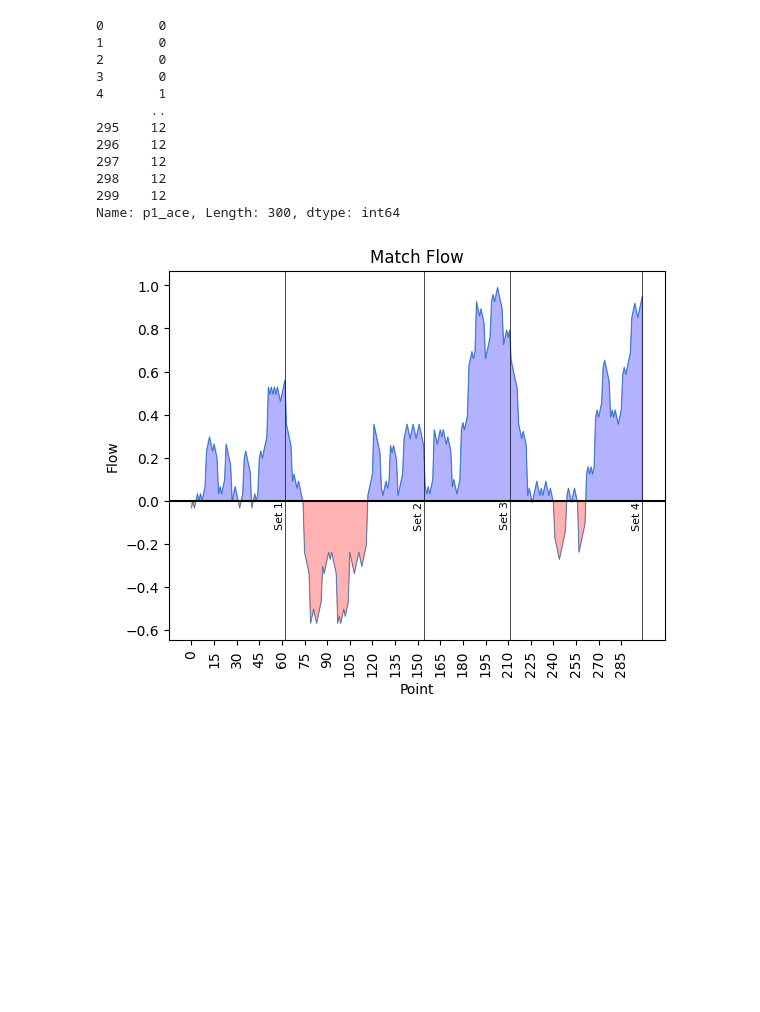
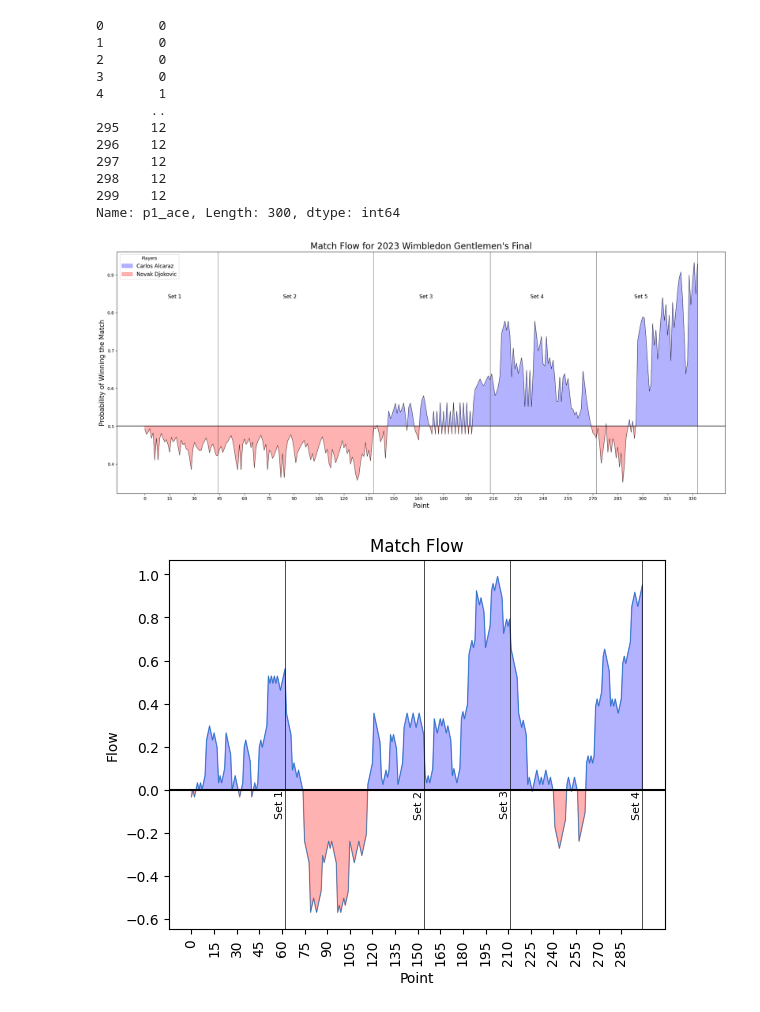
Before and after one commit to yubrajbhandari923/MCMContest, a Jupyter notebook: basic_graphs.ipynb, the cells around one changed output. Drawn from its saved outputs; the diff is of its cells as text; code cells hidden in the pictures; blank space fills up the shorter version.

```diff
--- a/basic_graphs.ipynb
+++ b/basic_graphs.ipynb
@@ -417,8 +418,9 @@ def plot_match_flow(tmp_match_df, coeff=None):
     )
 
     # figure size
-    plt.figure(figsize=(20, 10))
-    sns.lineplot(x=match_df.index, y="p1_flow", data=match_df, linewidth=0.5)
+    plt.figure(figsize=(25, 10))
+    plt.fontsize = 20
+    sns.lineplot(x=(match_df.index - match_df.index[0]), y="p1_flow", data=match_df, linewidth=0.6, color="black")
     # Plot y = 0 line
     plt.axhline(0.5, color="black", linewidth=1.5, linestyle="-")
 
@@ -426,58 +428,70 @@ def plot_match_flow(tmp_match_df, coeff=None):
     sets = divide_by_sets(match_df)
     for i, set in enumerate(sets):
         # draw vertical lines at the beginning of each set
+        center = ((set.index[0] - match_df.index[0]) + (set.index[-1] - match_df.index[0])) / 2
         plt.axvline(
-            set.index[-1],
+            set.index[-1] - match_df.index[0],
             color="black",
             linewidth=0.5,
             linestyle="-",
             label=f"Set {i+1}",
         )
         plt.text(
-            set.index[-1],
-            0,
+            center,
+            0.85, # max value in the axis
             f"Set {i+1}",
-            rotation=90,
+            backgroundcolor="white",
+            rotation=0,
             verticalalignment="top",
             horizontalalignment="right",
-            fontdict={"color": "black", "size": 8},
+            fontdict={"color": "black", "size": 12},
         )
 
     # fill with color blue if p1_flow > 0.5 and red if p1_flow < 0.5
     plt.fill_between(
-        match_df.index,
+        match_df.index - match_df.index[0],
         match_df["p1_flow"],
         0.5,
         where=match_df["p1_flow"] > 0.5,
         interpolate=True,
         color="blue",
         alpha=0.3,
     )
     plt.fill_between(
-        match_df.index,
+        match_df.index - match_df.index[0],
         match_df["p1_flow"],
         0.5,
         where=match_df["p1_flow"] < 0.5,
         interpolate=True,
         color="red",
         alpha=0.3,
     )
     # sns.lineplot(x=match_df.index, y="p2_flow", data=match_df, label="Player 2")
-    plt.title("Match Flow")
-    plt.xlabel("Point")
-    plt.ylabel("Flow")
-    plt.xticks(np.arange(match_df.index[0], match_df.index[-1], 15), rotation=90)
+    plt.title("Match Flow for 2023 Wimbledon Gentlemen's Final", fontdict={"size": 20})
+    plt.xlabel("Point", fontdict={"size": 15})
+    plt.ylabel("Probability of Winning the Match", fontdict={"size": 15})
+    plt.xticks(np.arange(0, match_df.index[-1]-match_df.index[0], 15), rotation=0)
+    i0 = match_df.index[0]
+    plt.legend(title="Players", handles=[mpatches.Patch(color="blue", alpha=0.3, label=match_df.at[i0, "player1"]), mpatches.Patch(color="red", alpha=0.3, label=match_df.at[i0, "player2"])], loc="upper left", fontsize=12)
+
+
     # plt.legend(title='Players')
+    plt.savefig("Data/match_flow_final.png")
     plt.show()
 
     # sns.lineplot(x=match_df.index, y="p1_flow", data=match_df, label="Player 1")
     # sns.lineplot(x=match_df.index, y="p2_flow", data=match_df, label="Player 2")
     # plt.title("Match Flow")
     # plt.xlabel("Point")
     # plt.ylabel("Flow")
     # plt.xticks(np.arange(match_df.index[0], match_df.index[-1], 15), rotation=90)
     # plt.legend(title="Players")
     # plt.show()
+
+# Champion Ship Match plot
+plot_match_flow(matches_df[-1])
+# %% [output]
+[figure, added]
 # %%
 plot_match_flow(matches_df[0])
 # %% [output]
```
Also changed, not shown: parts of 2 cells of this notebook, 1 other file.
